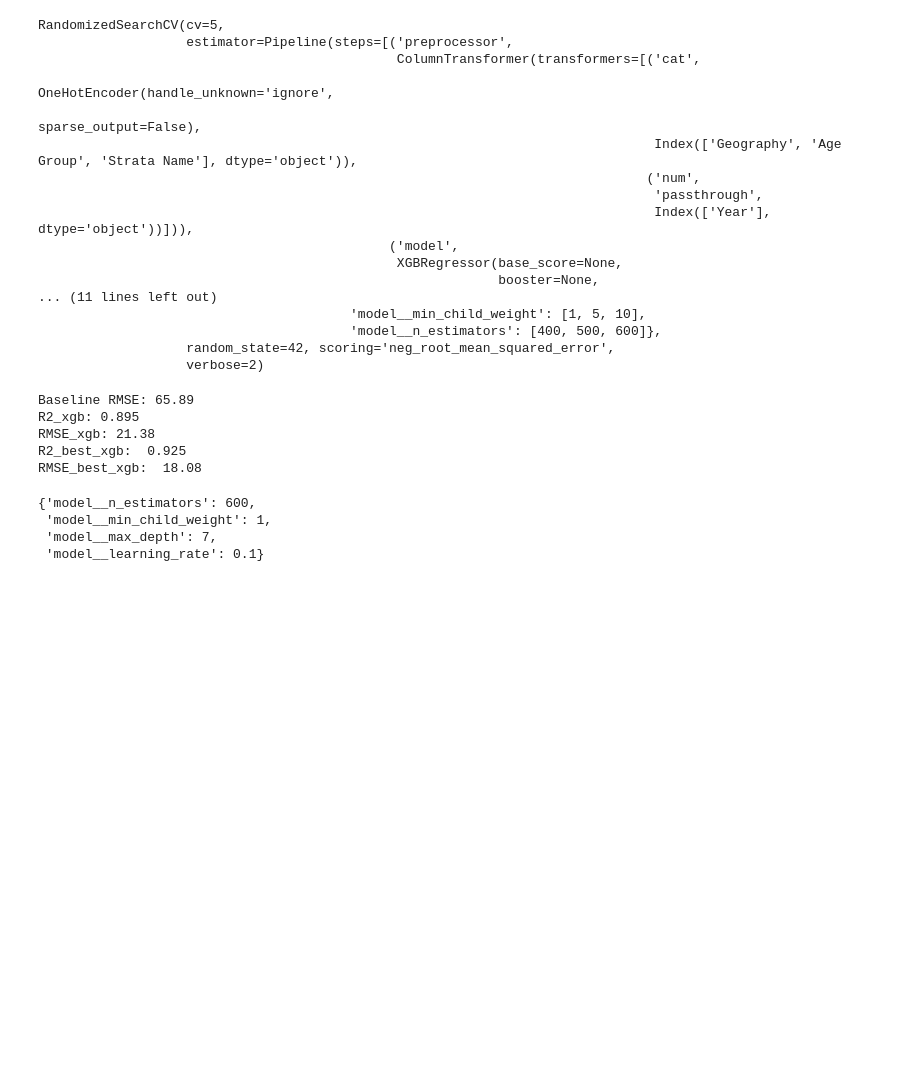
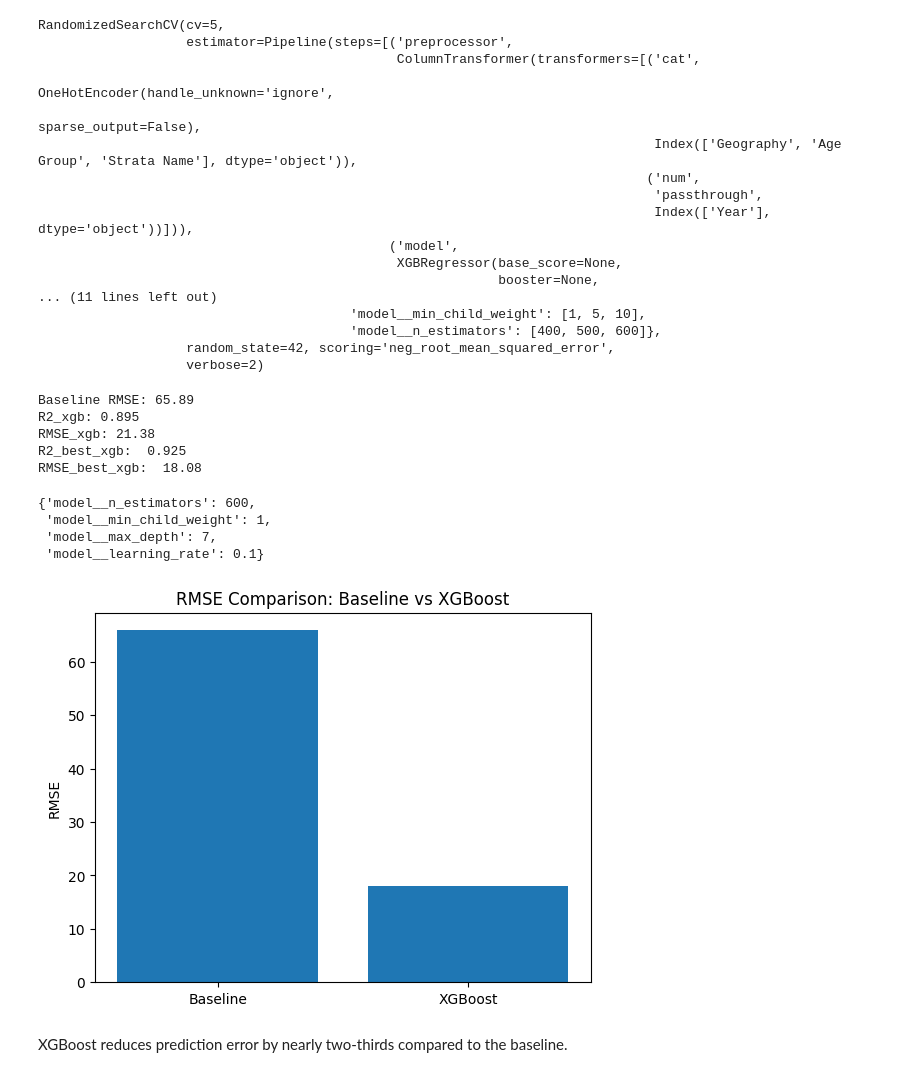
Before and after one commit to ellaprince90/asthma-factors, a Jupyter notebook: xgboost-model.ipynb, the cells around one changed output. Cells and saved outputs as stored; diff of their text form; code cells hidden in the pictures; blank space fills up the shorter version.

Commit message:
Started making visualizations

```diff
--- a/xgboost-model.ipynb
+++ b/xgboost-model.ipynb
@@ -127,3 +129,16 @@ xgb_cv_search.best_params_
  'model__min_child_weight': 1,
  'model__max_depth': 7,
  'model__learning_rate': 0.1}
+# %%
+models = ['Baseline', 'XGBoost']
+rmse_values = [baseline_rmse, rmse_best_xgb]
+
+plt.figure()
+plt.bar(models, rmse_values)
+plt.ylabel('RMSE')
+plt.title('RMSE Comparison: Baseline vs XGBoost')
+plt.show()
+# %% [output]
+[figure, added]
+# %% [markdown]
+XGBoost reduces prediction error by nearly two-thirds compared to the baseline.
```
Also changed, not shown: parts of 6 cells of this notebook.
